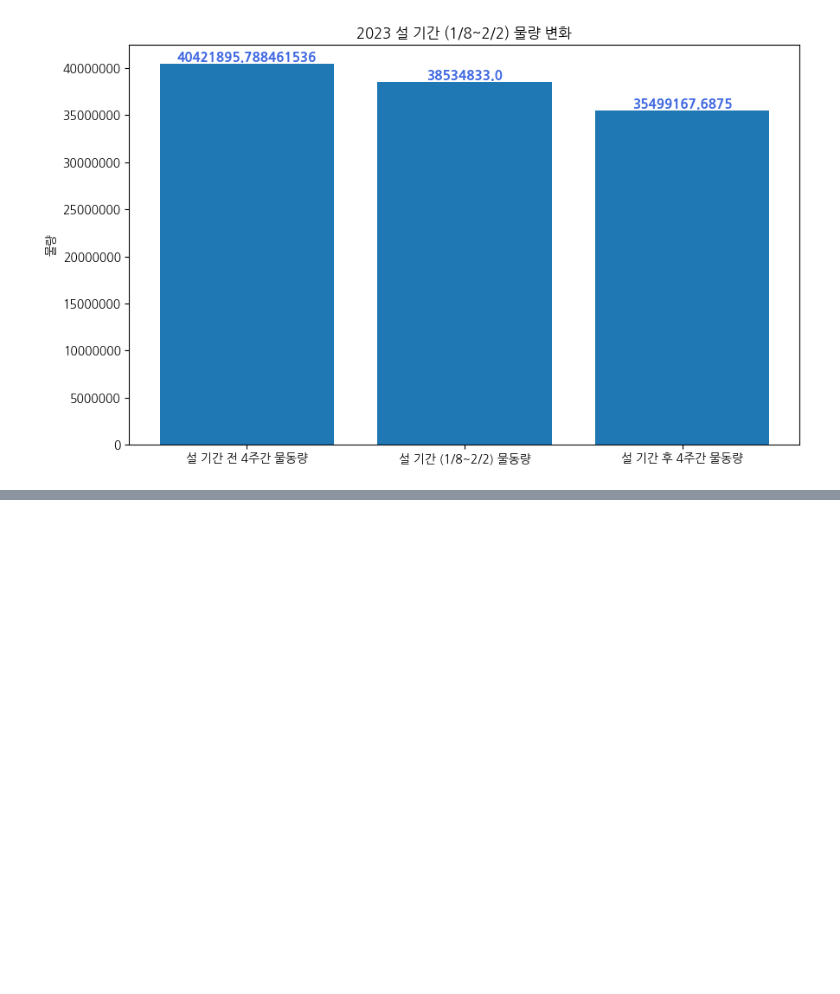
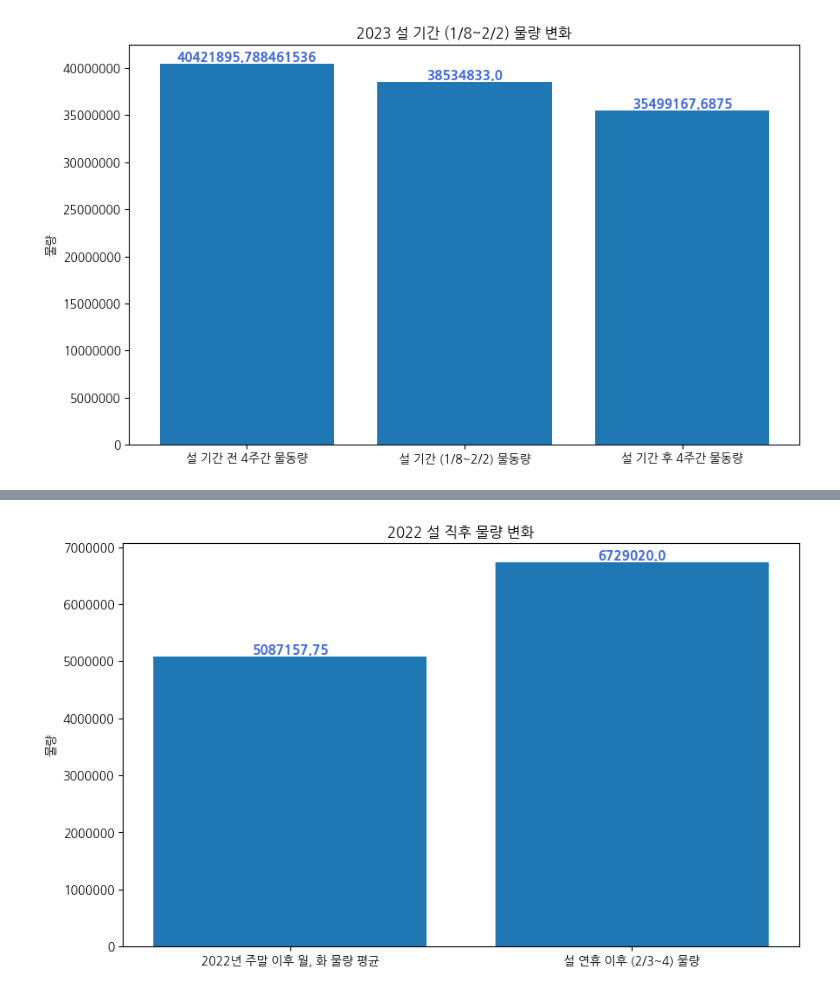
Before and after one commit to mizima1015/multi_final_project, a Jupyter notebook: 명절.ipynb, the cells around one changed output, grey strips where cells are left out. Drawn from its saved outputs; the diff is of its cells as text; code cells hidden in the pictures; blank space fills up the shorter version.

```diff
--- a/명절.ipynb
+++ b/명절.ipynb
@@ -977,0 +1084,24 @@ plt.show()
+# %%
+values = [
+    mon_22+tue_22,
+    new_year_22['total'].sum()
+    ]
+
+
+plt.figure(figsize=(10, 6))
+x = np.arange(len(values))
+plt.bar(x, values)
+plt.title('2022 설 직후 물량 변화')
+
+
+
+for i, v in enumerate(values):
+    plt.text(i, v, str(v), fontsize=11, fontweight='bold', color='royalblue', ha='center', va='bottom')
+
+plt.ylabel('물량')
+plt.xticks(x, ['2022년 주말 이후 월, 화 물량 평균', '설 연휴 이후 (2/3~4) 물량'])
+current_values = plt.gca().get_yticks()
+plt.gca().set_yticklabels(['{:.0f}'.format(x) for x in current_values])
+plt.show()
+# %% [output]
+[figure, added]
```
Also changed, not shown: parts of 29 cells of this notebook.
